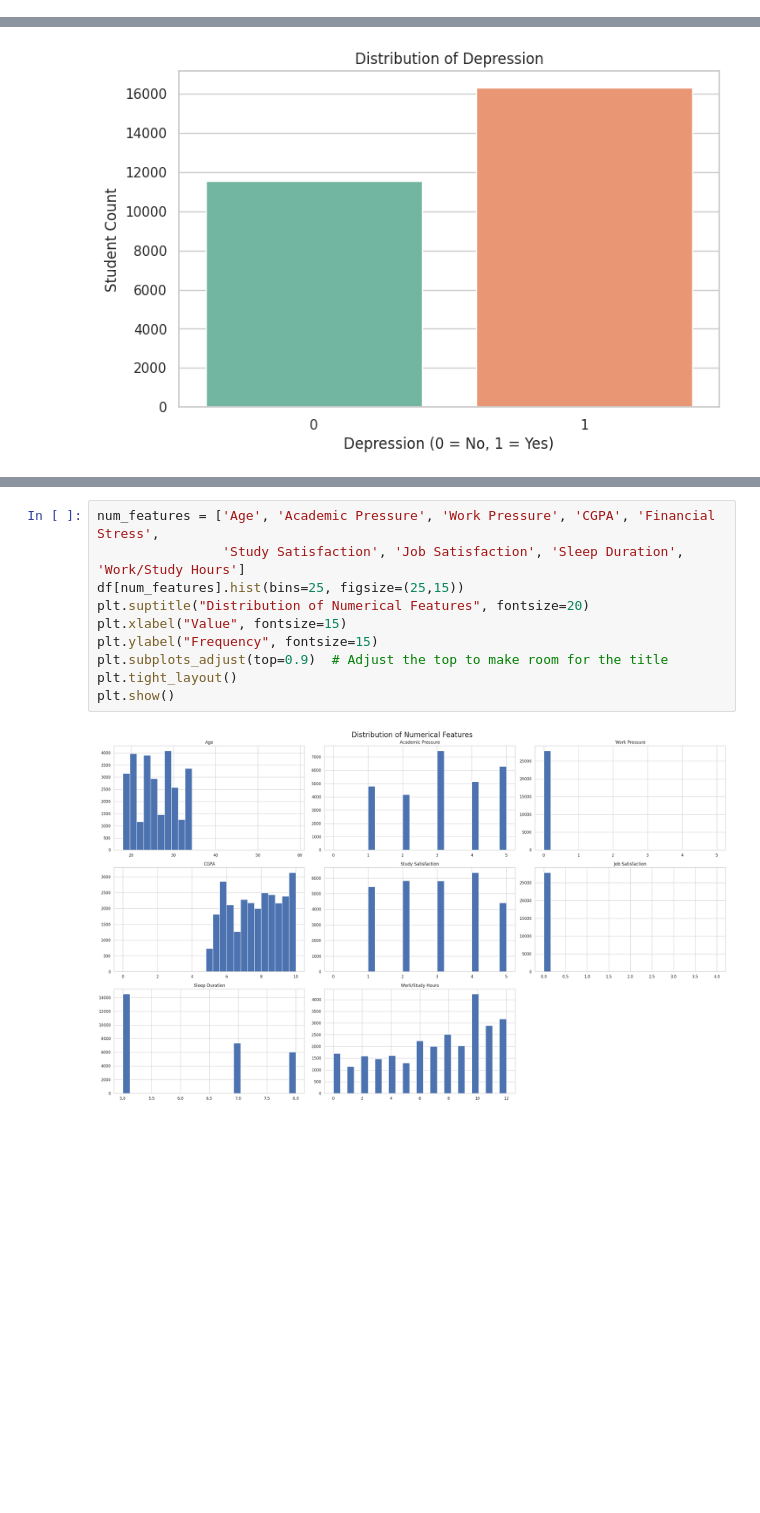
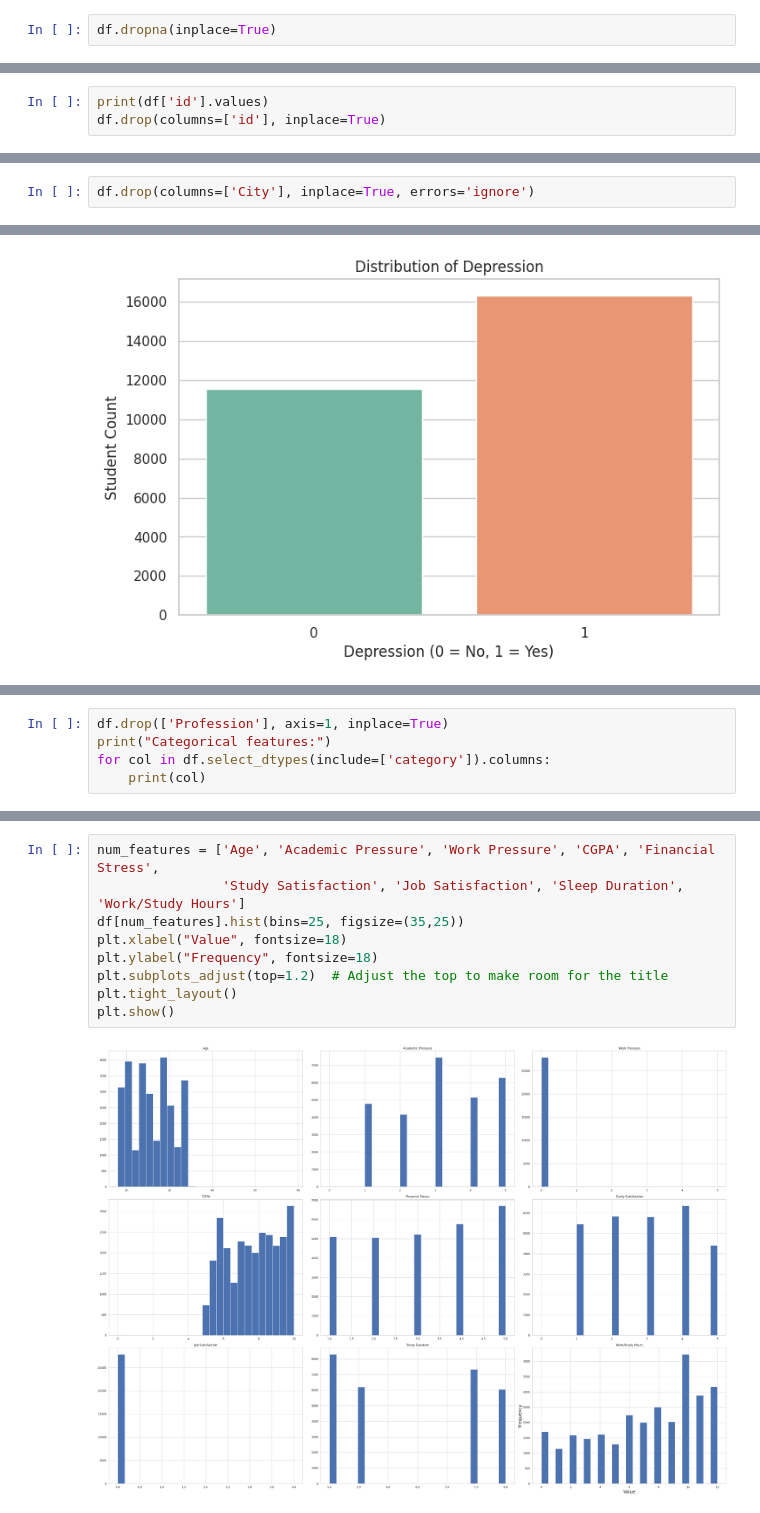
Before and after one commit to SeminiAmanda/student-depression-predictor, a Jupyter notebook: notebooks/FC110568_DiliniSew/dataPreprocessing.ipynb, the cells around one changed output, grey strips where cells are left out. Cells and saved outputs as stored; diff of their text form; blank space fills up the shorter version.

```diff
--- a/notebooks/FC110568_DiliniSew/dataPreprocessing.ipynb
+++ b/notebooks/FC110568_DiliniSew/dataPreprocessing.ipynb
@@ -193,0 +353,2 @@ dtype: int64
+# %%
+df.dropna(inplace=True)
@@ -193,0 +382,3 @@ dtype: int64
+# %%
+print(df['id'].values)
+df.drop(columns=['id'], inplace=True)
@@ -194,3 +389,5 @@ dtype: int64
+# %%
+df.drop(columns=['City'], inplace=True, errors='ignore')
 # %% [markdown]
 # Exploratory Data Analysis
 # %% [markdown]
@@ -268,0 +550,5 @@ plt.show()
+# %%
+df.drop(['Profession'], axis=1, inplace=True)
+print("Categorical features:")
+for col in df.select_dtypes(include=['category']).columns:
+    print(col)
@@ -271,12 +580,11 @@ plt.show()
 # %%
 num_features = ['Age', 'Academic Pressure', 'Work Pressure', 'CGPA', 'Financial Stress',
                 'Study Satisfaction', 'Job Satisfaction', 'Sleep Duration', 'Work/Study Hours']
-df[num_features].hist(bins=25, figsize=(25,15))
-plt.suptitle("Distribution of Numerical Features", fontsize=20)
-plt.xlabel("Value", fontsize=15)
-plt.ylabel("Frequency", fontsize=15)
-plt.subplots_adjust(top=0.9)  # Adjust the top to make room for the title
+df[num_features].hist(bins=25, figsize=(35,25))
+plt.xlabel("Value", fontsize=18)
+plt.ylabel("Frequency", fontsize=18)
+plt.subplots_adjust(top=1.2)  # Adjust the top to make room for the title
 plt.tight_layout()
 plt.show()
 # %% [output]
-[figure, old version]
+[figure, new version]
```
Also changed, not shown: parts of 57 cells of this notebook.
